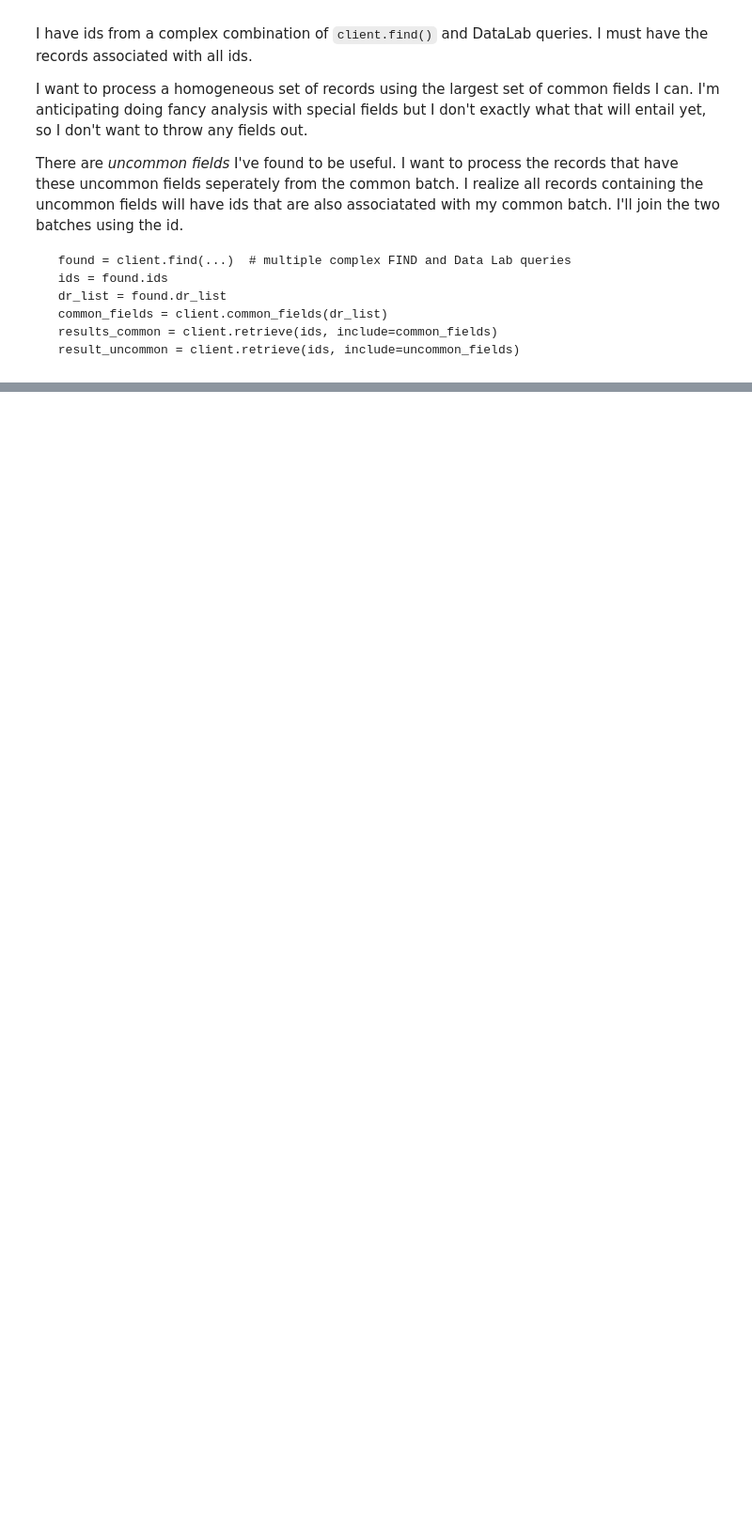
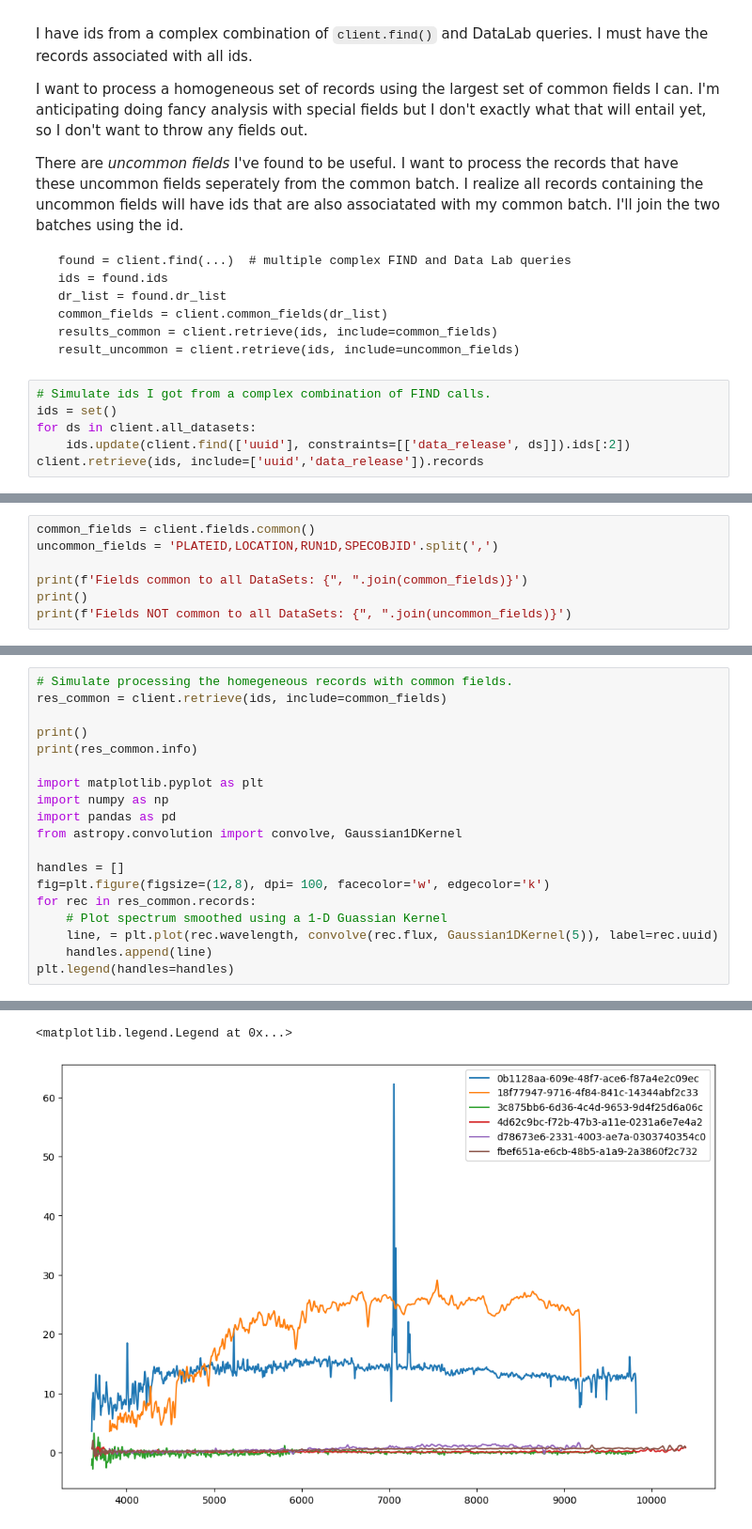
Before and after one commit to astro-datalab/sparclclient, a Jupyter notebook: pothier-alpha5.ipynb, the cells around one changed output, grey strips where cells are left out. Shown at 94% size. Cells and saved outputs as stored; diff of their text form; blank space fills up the shorter version.

````diff
--- a/pothier-alpha5.ipynb
+++ b/pothier-alpha5.ipynb
@@ -159,3 +175,9 @@ I have ids from a complex combination of `client.find()` and DataLab queries. I
  results_common = client.retrieve(ids, include=common_fields)
  result_uncommon = client.retrieve(ids, include=uncommon_fields)
 ```
+# %%
+# Simulate ids I got from a complex combination of FIND calls.
+ids = set()
+for ds in client.all_datasets:
+    ids.update(client.find(['uuid'], constraints=[['data_release', ds]]).ids[:2])
+client.retrieve(ids, include=['uuid','data_release']).records
@@ -161,0 +207,7 @@ I have ids from a complex combination of `client.find()` and DataLab queries. I
+# %%
+common_fields = client.fields.common()
+uncommon_fields = 'PLATEID,LOCATION,RUN1D,SPECOBJID'.split(',')
+
+print(f'Fields common to all DataSets: {", ".join(common_fields)}')
+print()
+print(f'Fields NOT common to all DataSets: {", ".join(uncommon_fields)}')
@@ -161,0 +218,20 @@ I have ids from a complex combination of `client.find()` and DataLab queries. I
+# %%
+# Simulate processing the homegeneous records with common fields.
+res_common = client.retrieve(ids, include=common_fields)
+
+print()
+print(res_common.info)
+
+import matplotlib.pyplot as plt
+import numpy as np
+import pandas as pd
+from astropy.convolution import convolve, Gaussian1DKernel
+
+handles = []
+fig=plt.figure(figsize=(12,8), dpi= 100, facecolor='w', edgecolor='k')
+for rec in res_common.records:
+    # Plot spectrum smoothed using a 1-D Guassian Kernel
+    line, = plt.plot(rec.wavelength, convolve(rec.flux, Gaussian1DKernel(5)), label=rec.uuid)
+    handles.append(line)
+plt.legend(handles=handles)
+# %% [output]
@@ -161,0 +244,2 @@ I have ids from a complex combination of `client.find()` and DataLab queries. I
+<matplotlib.legend.Legend at 0x...>
+[figure, added]
````
Also changed, not shown: parts of 25 cells of this notebook, 4 other files.
